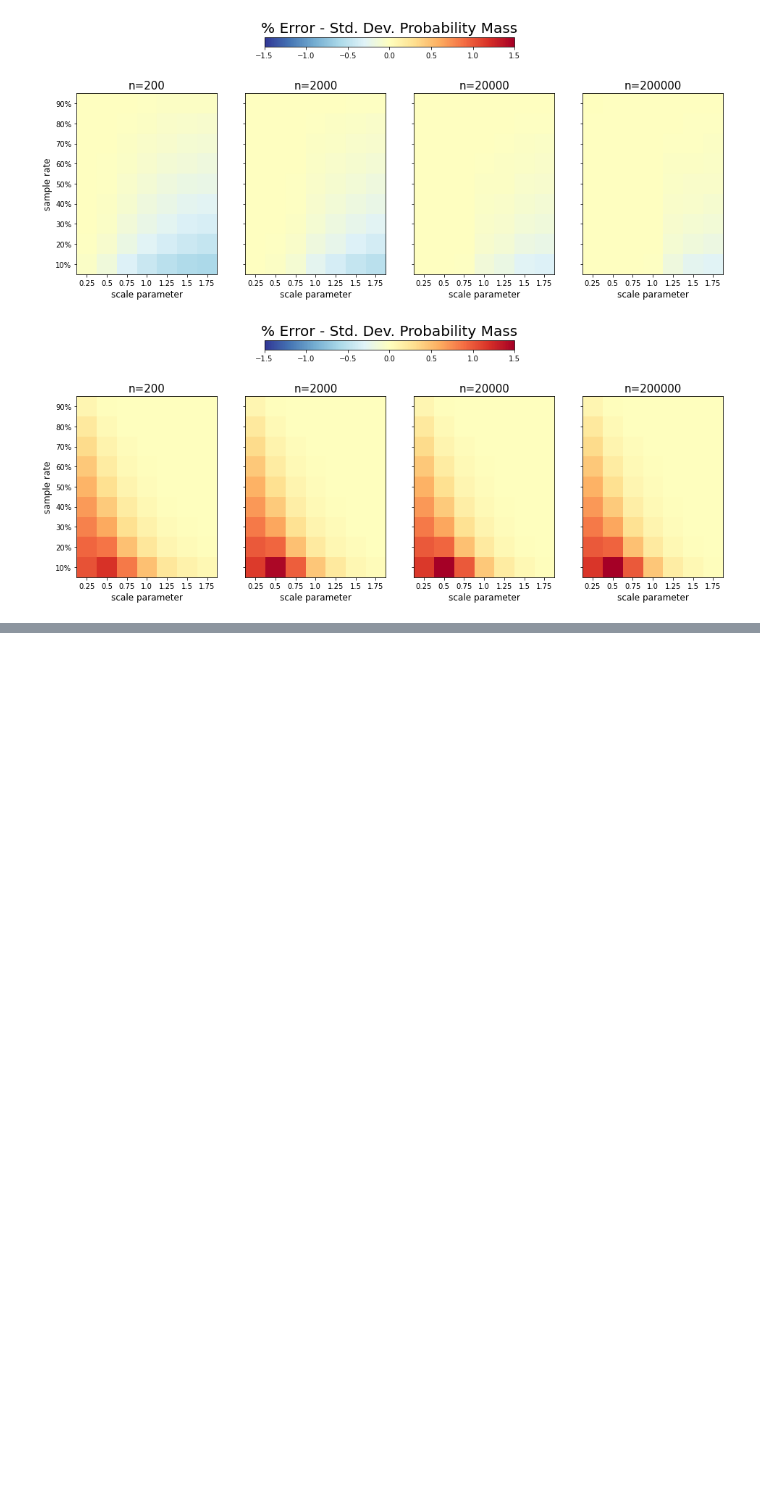
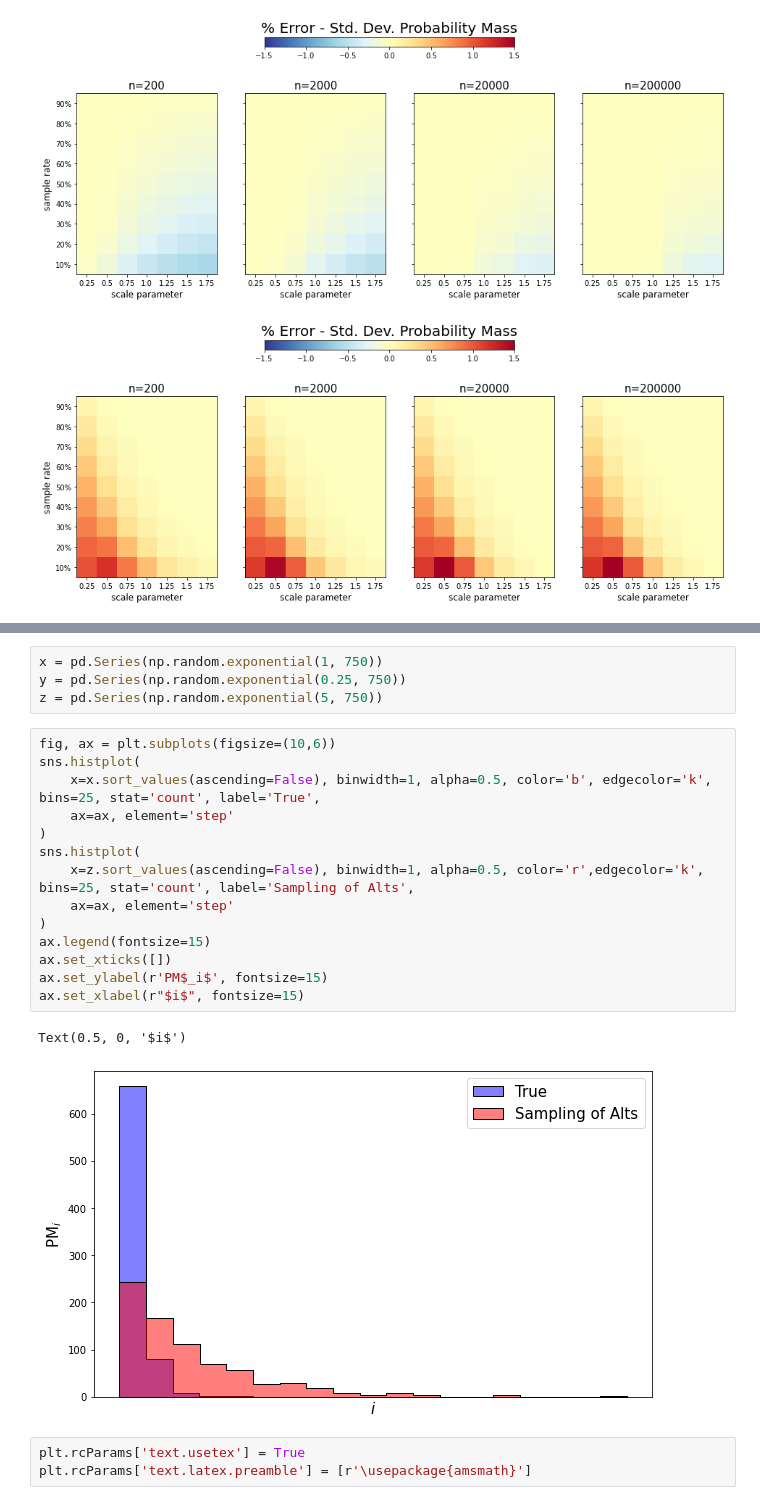
Before and after one commit to mxndrwgrdnr/simulation_bias, a Jupyter notebook: notebooks/final_plots.ipynb, the cells around one changed output, grey strips where cells are left out. Cells and saved outputs as stored; diff of their text form; blank space fills up the shorter version.

```diff
--- a/notebooks/final_plots.ipynb
+++ b/notebooks/final_plots.ipynb
@@ -120,0 +192,24 @@ for df in dfs:
+# %%
+x = pd.Series(np.random.exponential(1, 750))
+y = pd.Series(np.random.exponential(0.25, 750))
+z = pd.Series(np.random.exponential(5, 750))
+# %%
+fig, ax = plt.subplots(figsize=(10,6))
+sns.histplot(
+    x=x.sort_values(ascending=False), binwidth=1, alpha=0.5, color='b', edgecolor='k', bins=25, stat='count', label='True',
+    ax=ax, element='step'
+)
+sns.histplot(
+    x=z.sort_values(ascending=False), binwidth=1, alpha=0.5, color='r',edgecolor='k', bins=25, stat='count', label='Sampling of Alts',
+    ax=ax, element='step'
+)
+ax.legend(fontsize=15)
+ax.set_xticks([])
+ax.set_ylabel(r'PM$_i$', fontsize=15)
+ax.set_xlabel(r"$i$", fontsize=15)
+# %% [output]
+Text(0.5, 0, '$i$')
+[figure, added]
+# %%
+plt.rcParams['text.usetex'] = True
+plt.rcParams['text.latex.preamble'] = [r'\usepackage{amsmath}']
```
Also changed, not shown: parts of 29 cells of this notebook, 1 other file.
